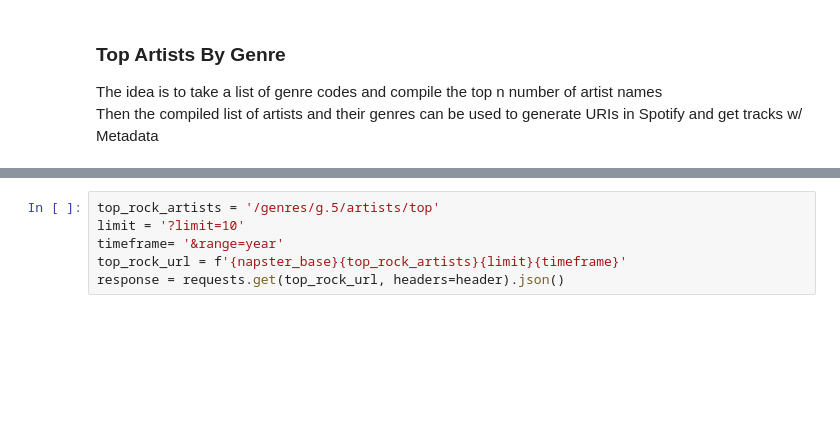
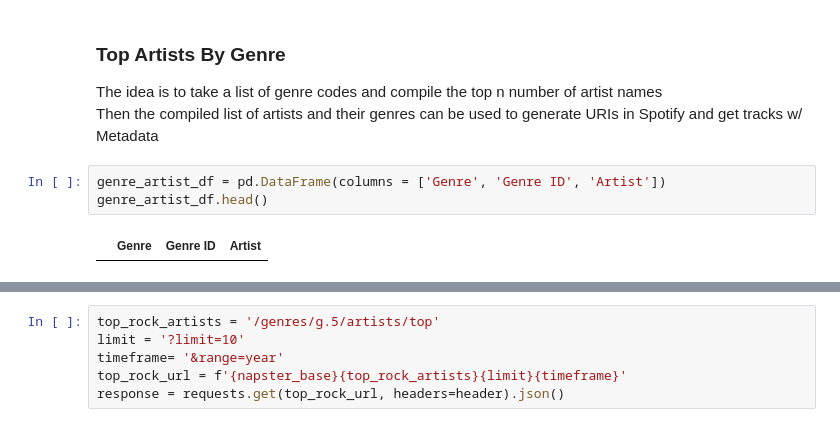
Before and after one commit to StevenTHG/Music-Research-Project-1, a Jupyter notebook: napster_api.ipynb, the cells around one changed output, grey strips where cells are left out. Saved outputs shown, nothing was run; the diff lists cells and outputs as text; blank space fills up the shorter version.

```diff
--- a/napster_api.ipynb
+++ b/napster_api.ipynb
@@ -22,3 +50,8 @@ response = requests.get(genre_url, headers=header).json()
 ### Top Artists By Genre
 The idea is to take a list of genre codes and compile the top n number of artist names
 Then the compiled list of artists and their genres can be used to generate URIs in Spotify and get tracks w/ Metadata
+# %%
+genre_artist_df = pd.DataFrame(columns = ['Genre', 'Genre ID', 'Artist'])
+genre_artist_df.head()
+# %% [output]
+|  | Genre | Genre ID | Artist |
```
Also changed, not shown: parts of 8 cells of this notebook.
